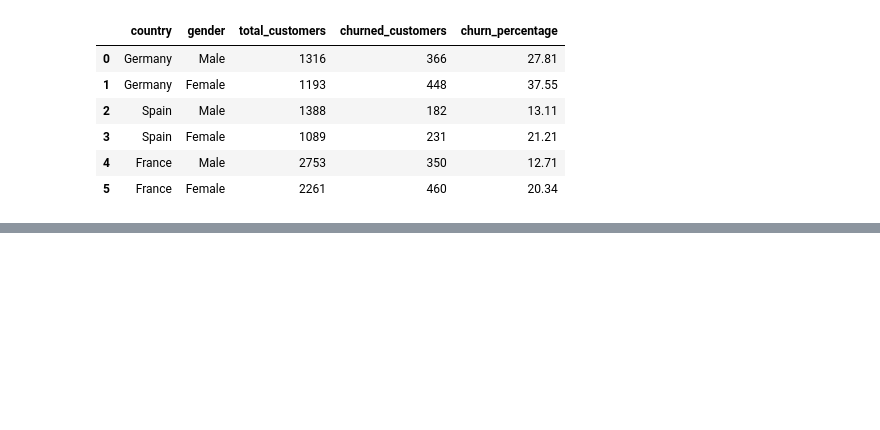
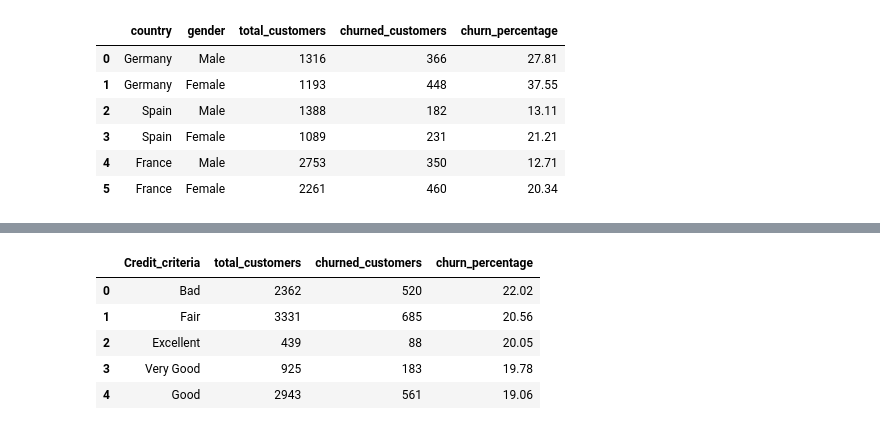
Before and after one commit to RimpleDabas/Customer-Analysis, a Jupyter notebook: Trial2.ipynb, the cells around one changed output, grey strips where cells are left out. Saved outputs shown, nothing was run; the diff lists cells and outputs as text; code cells hidden in the pictures; blank space fills up the shorter version.

```diff
--- a/Trial2.ipynb
+++ b/Trial2.ipynb
@@ -197,0 +237,35 @@ Chrun_rate_combined
+# %%
+q2 = '''
+WITH q2 AS
+ (
+    SELECT * ,
+    CASE
+    WHEN credit_score >= 820 THEN 'Excellent'
+    WHEN credit_score >= 760 THEN 'Very Good'
+    WHEN credit_score >= 670 THEN 'Good'
+    WHEN credit_score >= 580 THEN 'Fair'
+    ELSE 'Bad'
+    END AS credit_criteria
+    FROM Data
+)
+SELECT
+    Credit_criteria,
+    COUNT(*) AS total_customers,
+    SUM(CASE WHEN churn=1 THEN 1 ELSE 0 END) AS churned_customers,
+    ROUND(SUM(CASE WHEN churn=1 THEN 1 ELSE 0 END) * 100.0 / COUNT(*),2) AS churn_percentage
+    FROM q2
+    GROUP BY Credit_criteria
+    ORDER BY churn_percentage DESC
+'''
+# %%
+
+# churn rate by credit card
+Churn_credit_df = pd.read_sql(q2,engine)
+Churn_credit_df
+# %% [output]
+|  | Credit_criteria | total_customers | churned_customers | churn_percentage |
+| 0 | Bad | 2362 | 520 | 22.02 |
+| 1 | Fair | 3331 | 685 | 20.56 |
+| 2 | Excellent | 439 | 88 | 20.05 |
+| 3 | Very Good | 925 | 183 | 19.78 |
+| 4 | Good | 2943 | 561 | 19.06 |
```
Also changed, not shown: parts of 8 cells of this notebook.
